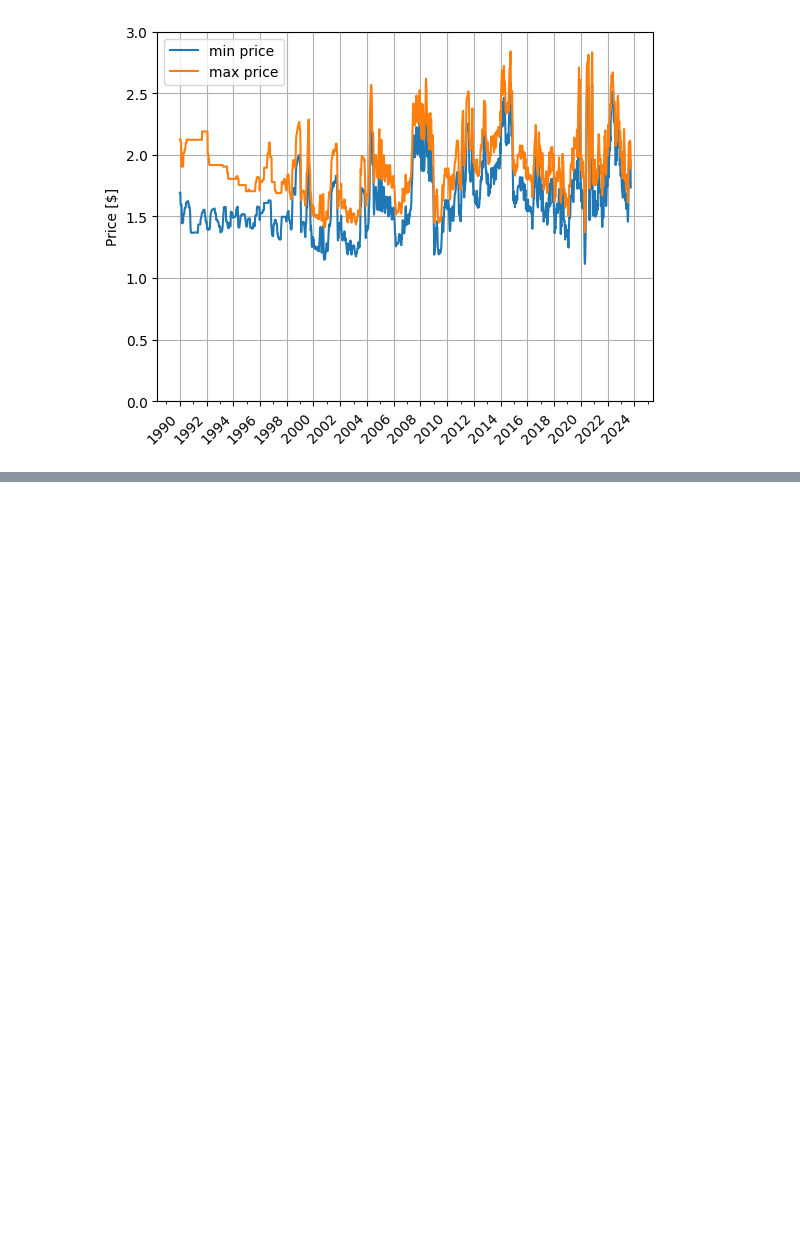
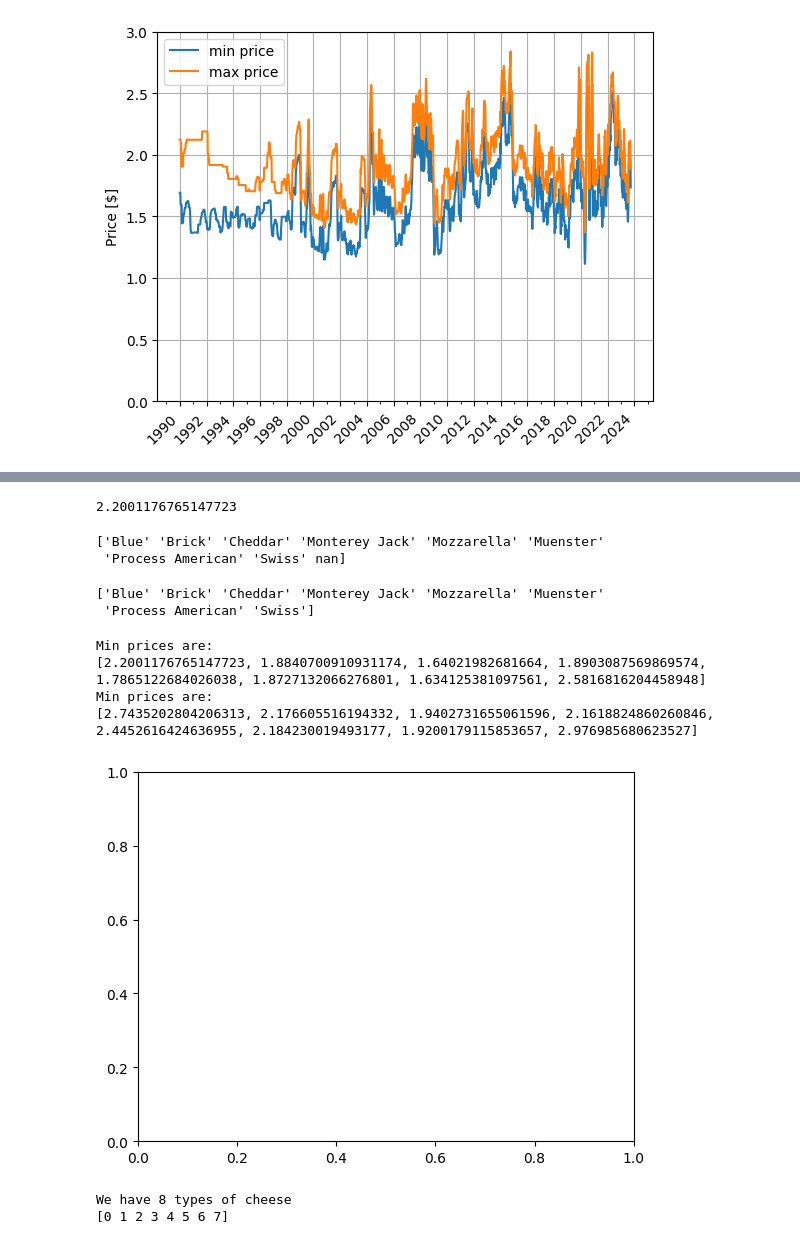
Before and after one commit to yalinli2/EnvEtools, a Jupyter notebook: course_modules/2_USDA_MyMarketNews_Python.ipynb, the cells around one changed output, grey strips where cells are left out. Saved outputs shown, nothing was run; the diff lists cells and outputs as text; code cells hidden in the pictures; blank space fills up the shorter version.

Commit message:
add group column figure

```diff
--- a/course_modules/2_USDA_MyMarketNews_Python.ipynb
+++ b/course_modules/2_USDA_MyMarketNews_Python.ipynb
@@ -460,0 +467,52 @@ fig
+# %%
+# To plot the figure, we need to average the min/max cheese price by type
+blue = df_all[df_all.group=='Blue']
+blue.price_min.mean() # average price for all blue cheese
+# %% [output]
+2.2001176765147723
+# %%
+# Because we need to do this calculation for all types of cheese, we'd better use a loop to repeat:
+# First we want to create containers to store the data
+min_prices = [] # square brackets indicate a `list` in Python
+max_prices = []
+cheese_types = df_all.group.unique()
+print(cheese_types)
+# %% [output]
+['Blue' 'Brick' 'Cheddar' 'Monterey Jack' 'Mozzarella' 'Muenster'
+ 'Process American' 'Swiss' nan]
+# %%
+# This `nan` means "not a number", this is what `pandas` uses to fill a missing value, we don't like it, so we need to remove it
+cheese_types = cheese_types[:-1] # this means we remove the last data from the list
+print(cheese_types)
+# %% [output]
+['Blue' 'Brick' 'Cheddar' 'Monterey Jack' 'Mozzarella' 'Muenster'
+ 'Process American' 'Swiss']
+# %%
+# Let's do the loop!
+for cheese in cheese_types:
+    min_avg = df_all[df_all.group==cheese].price_min.mean()
+    max_avg = df_all[df_all.group==cheese].price_max.mean()
+    min_prices.append(min_avg) # add the data to list
+    max_prices.append(max_avg)
+print(f'Min prices are: \n{min_prices}')
+print(f'Min prices are: \n{max_prices}')
+# %% [output]
+Min prices are:
+[2.2001176765147723, 1.8840700910931174, 1.64021982681664, 1.8903087569869574, 1.7865122684026038, 1.8727132066276801, 1.634125381097561, 2.5816816204458948]
+Min prices are:
+[2.7435202804206313, 2.176605516194332, 1.9402731655061596, 2.1618824860260846, 2.4452616424636955, 2.184230019493177, 1.9200179115853657, 2.976985680623527]
+# %%
+# Let's plot!
+# https://matplotlib.org/stable/gallery/lines_bars_and_markers/barchart.html
+fig, ax = plt.subplots()
+# %% [output]
+[figure, added]
+# %%
+# `numpy` is a power package for array (matrix) computation
+import numpy as np
+print(f'We have {len(cheese_types)} types of cheese')
+x = np.arange(len(cheese_types))  #  this is to create the label locations
+print(x)
+# %% [output]
+We have 8 types of cheese
+[0 1 2 3 4 5 6 7]
```
Also changed, not shown: parts of 9 cells of this notebook, 5 other files.
